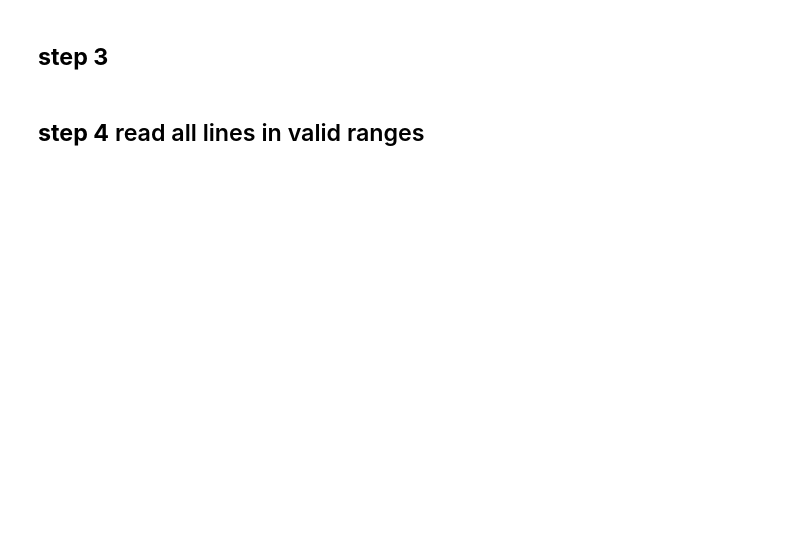
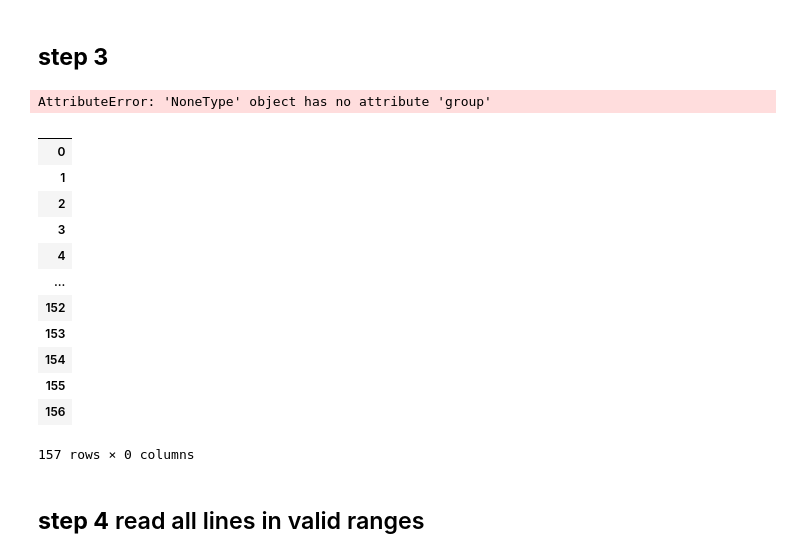
Before and after one commit to vaibhaVishwakarma/AssetManagmentCompanyParser, a Jupyter notebook: test.ipynb, the cells around one changed output. Saved outputs shown, nothing was run; the diff lists cells and outputs as text; code cells hidden in the pictures; blank space fills up the shorter version.

```diff
--- a/test.ipynb
+++ b/test.ipynb
@@ -124,7 +125,7 @@ header_row
 # %% [markdown]
 ## **Step 2**
 # %%
-base_headers = ["Name of Instrument","ISIN" , "Industry" , "Yield" , "Quantity" , "Market Value" , "Net Asset Value (NAV)"]
+base_headers = ["Name of Instrument","ISIN" , "Industry" , "Yield" , "Quantity" , "Market Value" , "Net Asset Value (NAV)","YTM"]
 # %%
 import requests
 def generate_embedding(text:str) -> list[float]:
@@ -146,11 +147,16 @@ def generate_embedding(text:str) -> list[float]:
 # %%
 test_header_row=["Company/Issuer/Instrument Name", "Industry/Rating","Quantity","ISIN","Gibbrish" , "Exposure/Market Value", "yeild to Instrument","% to Nav", "Cupon"]
 # %%
-def header_mapper(header_row , * , base_headers = ["Name of Instrument","ISIN" , "Industry" , "Yield" , "Quantity" , "Market Value" , "Net Asset Value (NAV)"]) -> {str:int}:
+def header_mapper(header_row , * , base_headers = ["Name of Instrument","ISIN" , "Industry" ,"Coupon" , "Yield" , "Quantity" , "Market Value" , "Net Asset Value (NAV)","YTM"]) -> {str:int}:
     import numpy as np
     from sklearn.metrics.pairwise import cosine_similarity
+    import re
 
     header_map = dict()
+
+    pre_process_header = lambda x : re.sub(r"[^a-z\s]","",x.lower())
+    base_headers = [pre_process_header(header.lower()) for header in base_headers]
+    header_row = [pre_process_header(header.lower()) for header in header_row]
 
     base_embeddings = np.array([generate_embedding(value) for value in base_headers])
     header_row_embeddings = np.array([generate_embedding(value) for value in header_row])
@@ -166,7 +172,8 @@ def header_mapper(header_row , * , base_headers = ["Name of Instrument","ISIN" ,
     # Print results
     for i, (idx, score) in enumerate(zip(most_similar_indices, most_similar_scores)):
         print(f"Base vector {i} ie {base_headers[i]} is most similar to header {idx} ie {header_row[idx]} with score {score:.4f}")
-        header_map[base_headers[i]] = int(idx)
+        if score > 0.45:
+            header_map[base_headers[i]] = int(idx)
 
     return header_map
 # %%
@@ -192,5 +201,34 @@ Base vector 6 ie Net Asset Value (NAV) is most similar to header 6 ie % to NAV w
+# %%
+import re
+def trf(x):
+    x = re.search(r"\d+\.\d+", x)
+    if x : x = x.group().strip()
+    return "0" if x or x == "" else x
+
+nav = header_map["ytm"]
+df.iloc[:,nav] = df.iloc[:,nav].astype(str).apply(trf).astype(np.float64)
 # %% [markdown]
 ## **step 3**
+# %%
+re.search(r'\d+(?:\.\d+)?',"YTM %").group()
+# %% [output]
+AttributeError: 'NoneType' object has no attribute 'group'
+# %%
+df.select_dtypes("obje")
+# %% [output]
+|  |
+| 0 |
+| 1 |
+| 2 |
+| 3 |
+| 4 |
+| ... |
+| 152 |
+| 153 |
+| 154 |
+| 155 |
+| 156 |
+157 rows × 0 columns
 # %% [markdown]
 ## **step 4** read all lines in valid ranges
 # %%
```
Also changed, not shown: parts of 12 cells of this notebook, 38 other files.
